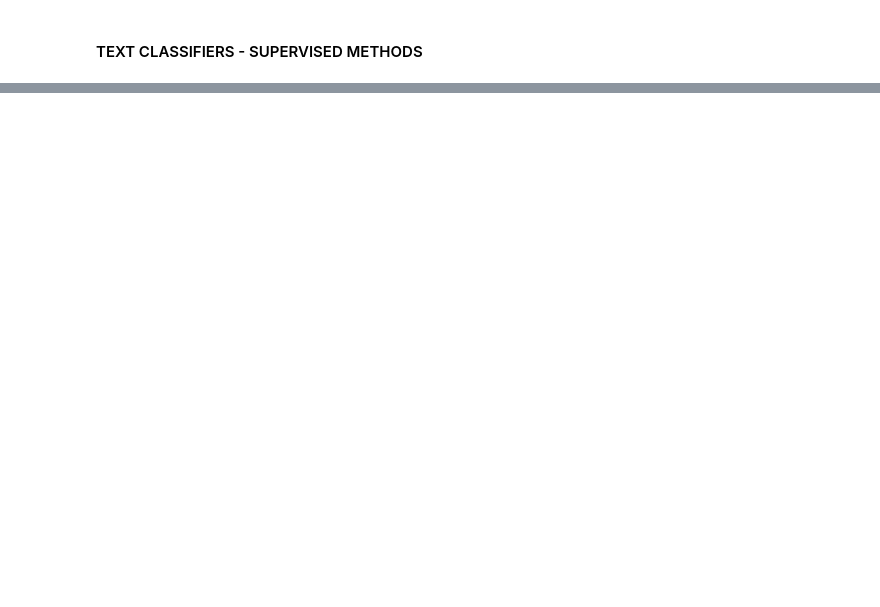
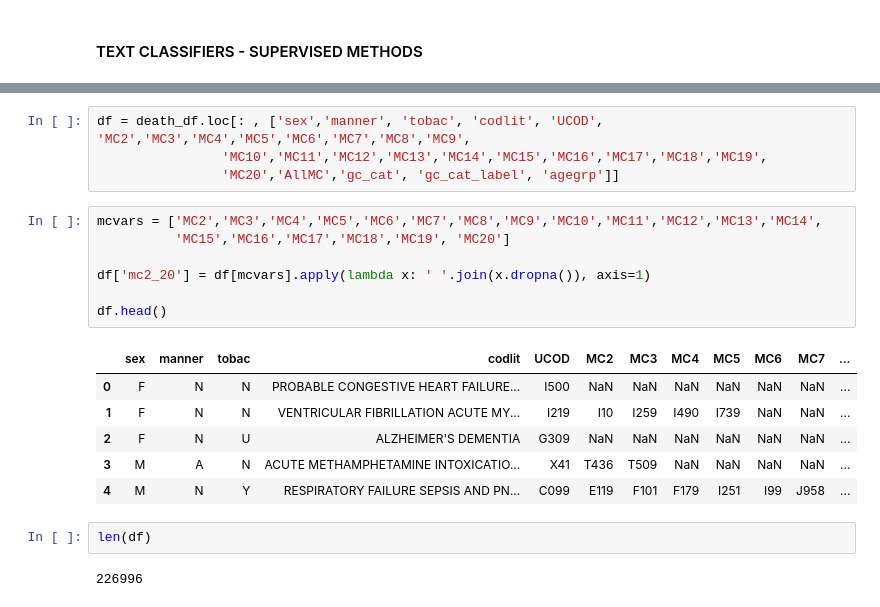
Before and after one commit to mbg9700/Springboard_DSCareer, a Jupyter notebook: supervisedML.ipynb, the cells around one changed output, grey strips where cells are left out. Drawn from its saved outputs; the diff is of its cells as text; blank space fills up the shorter version.

```diff
--- a/supervisedML.ipynb
+++ b/supervisedML.ipynb
@@ -69,0 +93,22 @@ df = death_df.loc[death_df['gc_cat']==0 ,['gc_cat', 'UCOD','codlit', 'AllMC']]
+# %%
+df = death_df.loc[: , ['sex','manner', 'tobac', 'codlit', 'UCOD', 'MC2','MC3','MC4','MC5','MC6','MC7','MC8','MC9',
+                'MC10','MC11','MC12','MC13','MC14','MC15','MC16','MC17','MC18','MC19',
+                'MC20','AllMC','gc_cat', 'gc_cat_label', 'agegrp']]
+# %%
+mcvars = ['MC2','MC3','MC4','MC5','MC6','MC7','MC8','MC9','MC10','MC11','MC12','MC13','MC14',
+          'MC15','MC16','MC17','MC18','MC19', 'MC20']
+
+df['mc2_20'] = df[mcvars].apply(lambda x: ' '.join(x.dropna()), axis=1)
+
+df.head()
+# %% [output]
+|  | sex | manner | tobac | codlit | UCOD | MC2 | MC3 | MC4 | MC5 | MC6 | MC7 | ... |
+| 0 | F | N | N | PROBABLE CONGESTIVE HEART FAILURE... | I500 | NaN | NaN | NaN | NaN | NaN | NaN | ... |
+| 1 | F | N | N | VENTRICULAR FIBRILLATION ACUTE MY... | I219 | I10 | I259 | I490 | I739 | NaN | NaN | ... |
+| 2 | F | N | U | ALZHEIMER'S DEMENTIA | G309 | NaN | NaN | NaN | NaN | NaN | NaN | ... |
+| 3 | M | A | N | ACUTE METHAMPHETAMINE INTOXICATIO... | X41 | T436 | T509 | NaN | NaN | NaN | NaN | ... |
+| 4 | M | N | Y | RESPIRATORY FAILURE SEPSIS AND PN... | C099 | E119 | F101 | F179 | I251 | I99 | J958 | ... |
+# %%
+len(df)
+# %% [output]
+226996
```
Also changed, not shown: parts of 74 cells of this notebook.
